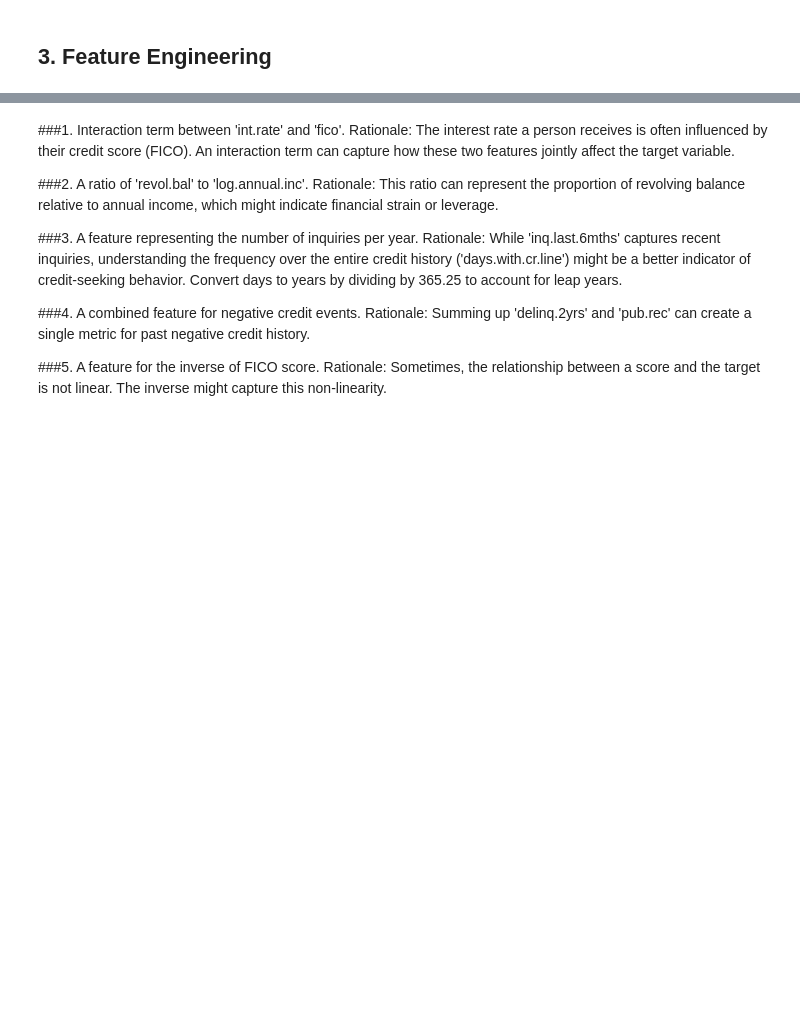
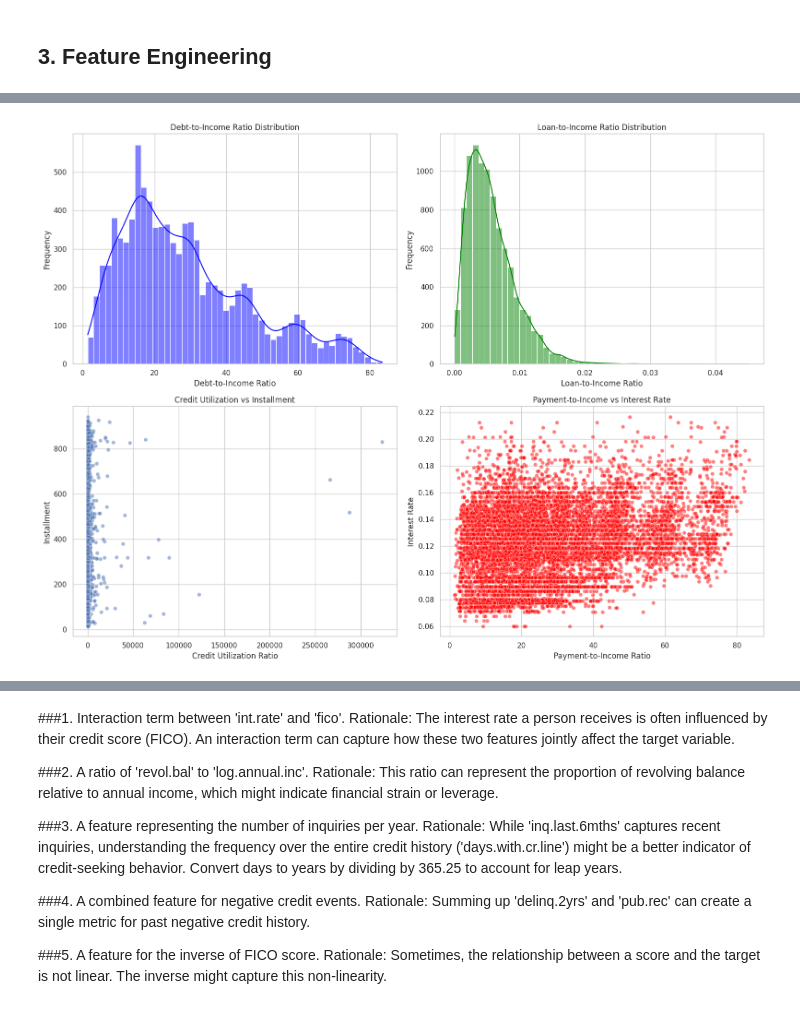
Before and after one commit to Afealete/FOXTROT-2-ASSIGNMENT-2, a Jupyter notebook: Copy_of_FOXTROT_2_ASSIGNMENT_2.ipynb, the cells around one changed output, grey strips where cells are left out. Saved outputs shown, nothing was run; the diff lists cells and outputs as text; code cells hidden in the pictures; blank space fills up the shorter version.

```diff
--- a/Copy_of_FOXTROT_2_ASSIGNMENT_2.ipynb
+++ b/Copy_of_FOXTROT_2_ASSIGNMENT_2.ipynb
@@ -226,0 +228,15 @@ data.head()
+# %%
+# Debt-to-Income Ratio (DTI)
+data["debt_to_income_ratio"] = data["installment"] / data["log.annual.inc"]
+
+#Loan-to-income Ratio
+data["loan_to_income"] = data["installment"] / np.exp(data["log.annual.inc"])
+
+# Credit Utilization Ratio
+data["credit_utilization"] = data["revol.bal"] / data["revol.util"]
+
+# Payment-to-Income Ratio
+data["payment_to_income_ratio"] = data["installment"] / data["log.annual.inc"]
+
+# Check newly created features
+print(data.head())
@@ -226,0 +282,3 @@ data.head()
+# %%
+data.fillna(data.median(), inplace=True)
+data.isnull().sum()
@@ -226,0 +304,77 @@ data.head()
+# %%
+# Visualization style
+sns.set(style="whitegrid")
+plt.figure(figsize=(16, 12))
+
+# **1. Debt-to-Income Ratio Distribution**
+plt.subplot(2, 2, 1)
+sns.histplot(data["debt_to_income_ratio"], bins=50, kde=True, color="blue")
+plt.title("Debt-to-Income Ratio Distribution")
+plt.xlabel("Debt-to-Income Ratio")
+plt.ylabel("Frequency")
+
+# **2. Loan-to-Income Ratio Distribution**
+plt.subplot(2, 2, 2)
+sns.histplot(data["loan_to_income"], bins=50, kde=True, color="green")
+plt.title("Loan-to-Income Ratio Distribution")
+plt.xlabel("Loan-to-Income Ratio")
+plt.ylabel("Frequency")
+
+# **3. Credit Utilization Ratio Scatter Plot vs Loan Amount**
+plt.subplot(2, 2, 3)
+sns.scatterplot(x=data["credit_utilization"], y=data["installment"], alpha=0.5)
+plt.title("Credit Utilization vs Installment")
+plt.xlabel("Credit Utilization Ratio")
+plt.ylabel("Installment")
+
+# **4. Payment-to-Income Ratio Scatter Plot vs Interest Rate**
+plt.subplot(2, 2, 4)
+sns.scatterplot(x=data["payment_to_income_ratio"], y=data["int.rate"], alpha=0.5, color="red")
+plt.title("Payment-to-Income vs Interest Rate")
+plt.xlabel("Payment-to-Income Ratio")
+plt.ylabel("Interest Rate")
+
+
+plt.tight_layout()
+plt.show()
+
+def explain_visualizations(data):
+    insights = {}
+
+    # **1. Debt-to-Income Ratio Distribution**
+    insights["Debt-to-Income"] = (
+        "This histogram shows how much of a borrower's income is allocated to debt payments. "
+        "A right-skewed distribution means most borrowers have lower debt-to-income ratios, but outliers with high values "
+        "may indicate financial strain, increasing their risk of default."
+    )
+
+    # **2. Loan-to-Income Ratio Distribution**
+    insights["Loan-to-Income"] = (
+        "This histogram visualizes the ratio of loan amounts relative to income. "
+        "A high loan-to-income ratio indicates riskier borrowers who may struggle with repayments. "
+        "A bell-shaped distribution suggests normal loan behavior, while a long tail indicates potential defaults."
+    )
+
+    # **3. Credit Utilization Ratio Scatter Plot**
+    insights["Credit Utilization"] = (
+        "This scatter plot shows the relationship between credit utilization and installment amounts. "
+        "A higher credit utilization ratio often means borrowers rely heavily on credit, which may signal financial distress. "
+        "If we see a concentration of high utilization ratios with large installment payments, it may indicate defaulters."
+    )
+
+    # **4. Payment-to-Income Ratio Scatter Plot**
+    insights["Payment-to-Income"] = (
+        "This scatter plot compares the borrower's loan payments against their interest rate. "
+        "Borrowers with high payment-to-income ratios and high-interest rates could be at higher risk of default. "
+        "If the plot shows an upward trend, it suggests that higher payments correlate with higher interest rates."
+    )
+
+    return insights
+
+
+# Call the function and display explanations
+explanations = explain_visualizations(data)
+for key, value in explanations.items():
+    print(f"{key} Analysis:\n{value}\n")
+# %% [output]
+[figure, added]
```
Also changed, not shown: parts of 19 cells of this notebook.
